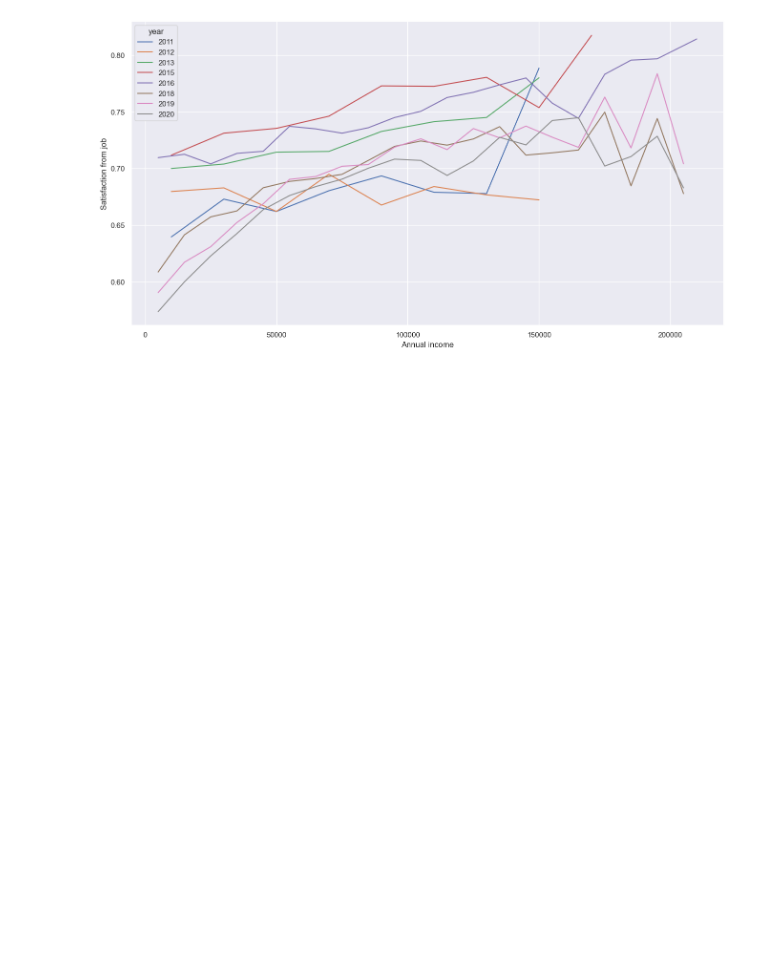
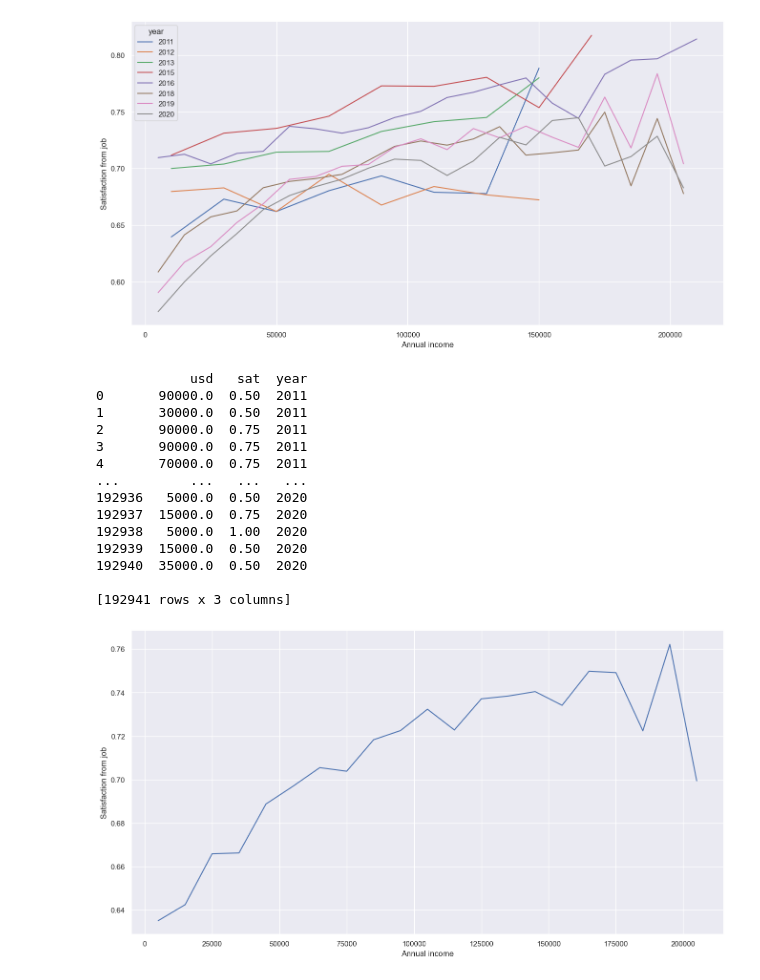
Before and after one commit to Abra-web/data_madness_2023, a Jupyter notebook: src/satisfaction.ipynb, the cells around one changed output. Saved outputs shown, nothing was run; the diff lists cells and outputs as text; code cells hidden in the pictures; blank space fills up the shorter version.

Commit message:
one more fun plot

```diff
--- a/src/satisfaction.ipynb
+++ b/src/satisfaction.ipynb
@@ -631,3 +631,36 @@ plot_stuff(all_in_one[0])
 # Something that should be pointed out, is that the inflation can also affect these plots.
 # One dollar from 2011 would cost 1.15 dollars in 2020.
 # Moreover, in later years the maximal value is much higher than in previous years.
+# %%
+#all years together
+# Now lets get the mean satisfaction level per annual income for all years in one plot
+
+def plot_stuff(df):
+    sns.lineplot(data=df,x='usd',y='sat',sort=True).set(xlabel= "Annual income",ylabel = "Satisfaction from job")
+    plt.show()
+all_in_one=pd.DataFrame(columns=['usd','sat','year'])
+for df in df_group:
+    all_in_one = pd.concat([all_in_one,df],ignore_index=True)
+print(all_in_one)
+all_in_one.usd = pd.to_numeric(all_in_one.usd)
+# Lets make sure they have the same range of values
+remap_incomes(all_in_one)
+grouped = all_in_one.groupby(['usd']).mean().reset_index()
+grouped.usd = pd.to_numeric(grouped.usd)
+plot_stuff(grouped)
+# %% [output]
+            usd   sat  year
+0       90000.0  0.50  2011
+1       30000.0  0.50  2011
+2       90000.0  0.75  2011
+3       90000.0  0.75  2011
+4       70000.0  0.75  2011
+...         ...   ...   ...
+192936   5000.0  0.50  2020
+192937  15000.0  0.75  2020
+192938   5000.0  1.00  2020
+192939  15000.0  0.50  2020
+192940  35000.0  0.50  2020
+
+[192941 rows x 3 columns]
+[figure, added]
```
Also changed, not shown: parts of 1 cell of this notebook.
